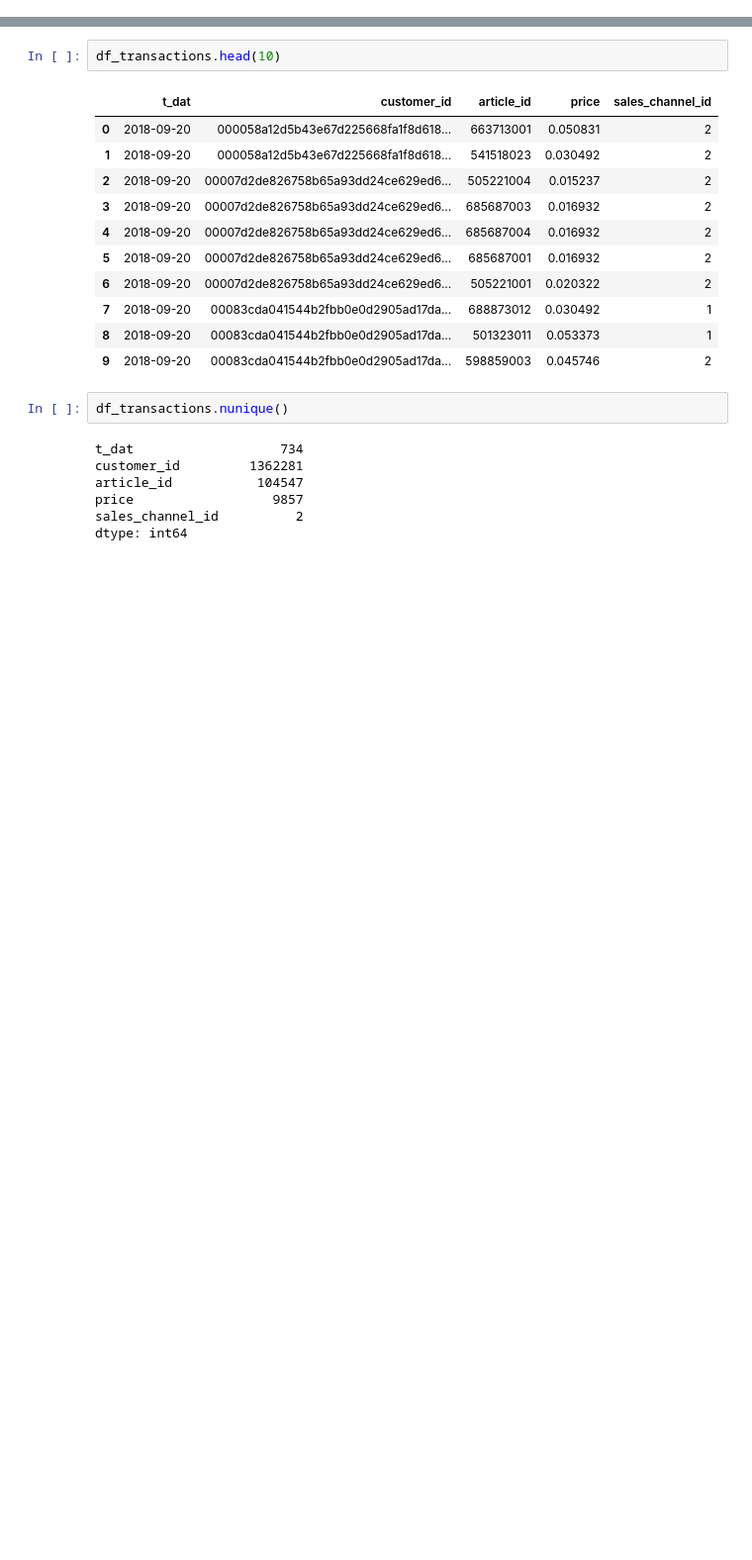
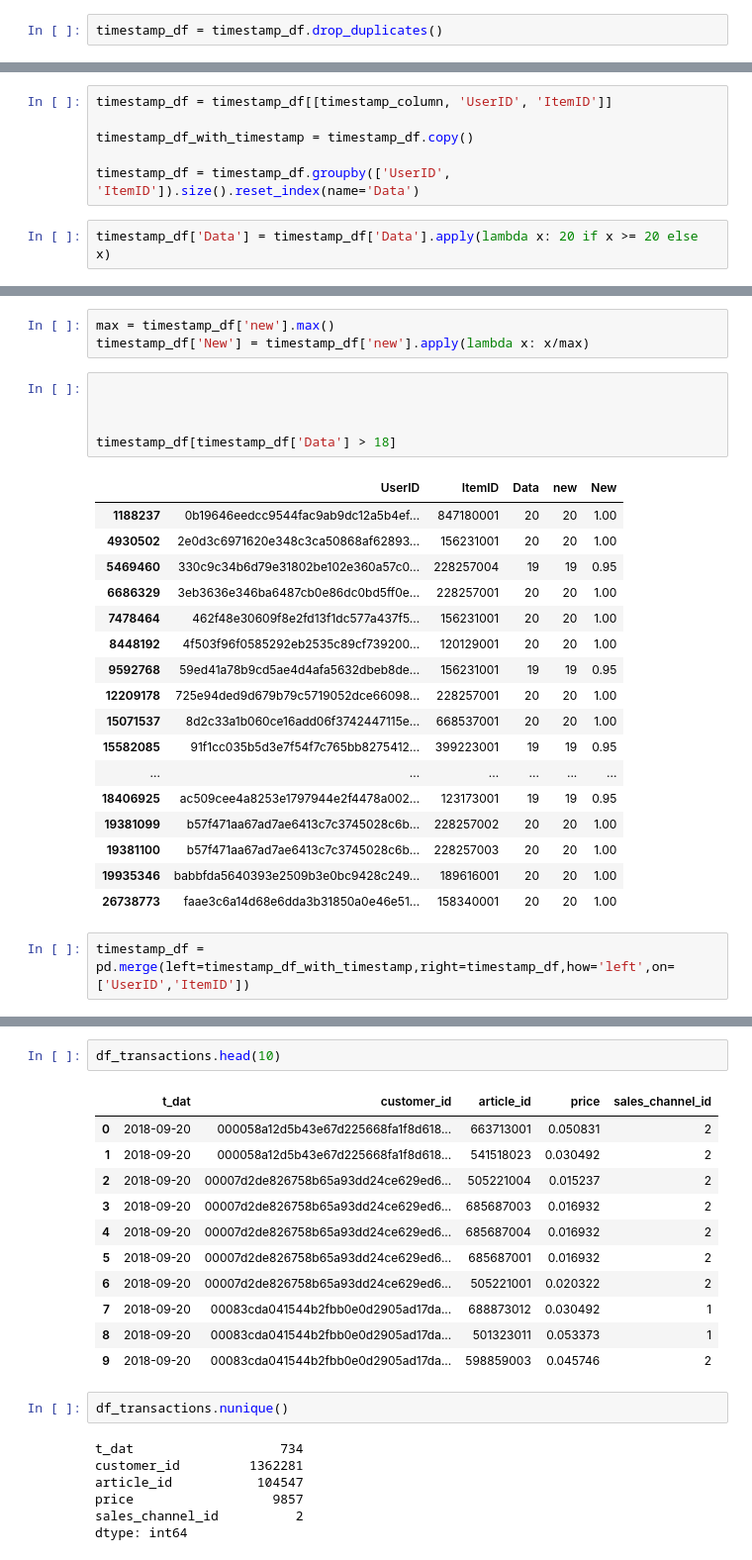
Before and after one commit to Vechus/h-m-recsys-competition, a Jupyter notebook: PersonalEDAFolder/EDA2.ipynb, the cells around one changed output, grey strips where cells are left out. Shown at 99% size. Drawn from its saved outputs; the diff is of its cells as text; blank space fills up the shorter version.

```diff
--- a/PersonalEDAFolder/EDA2.ipynb
+++ b/PersonalEDAFolder/EDA2.ipynb
@@ -43,0 +104,2 @@ df_transactions=pd.read_csv(os.path.join(path,dataset_dict["transactions"]))
+# %%
+timestamp_df = timestamp_df.drop_duplicates()
@@ -43,0 +122,8 @@ df_transactions=pd.read_csv(os.path.join(path,dataset_dict["transactions"]))
+# %%
+timestamp_df = timestamp_df[[timestamp_column, 'UserID', 'ItemID']]
+
+timestamp_df_with_timestamp = timestamp_df.copy()
+
+timestamp_df = timestamp_df.groupby(['UserID', 'ItemID']).size().reset_index(name='Data')
+# %%
+timestamp_df['Data'] = timestamp_df['Data'].apply(lambda x: 20 if x >= 20 else x)
@@ -43,0 +170,28 @@ df_transactions=pd.read_csv(os.path.join(path,dataset_dict["transactions"]))
+# %%
+max = timestamp_df['new'].max()
+timestamp_df['New'] = timestamp_df['new'].apply(lambda x: x/max)
+# %%
+
+
+
+timestamp_df[timestamp_df['Data'] > 18]
+# %% [output]
+|  | UserID | ItemID | Data | new | New |
+| 1188237 | 0b19646eedcc9544fac9ab9dc12a5b4ef... | 847180001 | 20 | 20 | 1.00 |
+| 4930502 | 2e0d3c6971620e348c3ca50868af62893... | 156231001 | 20 | 20 | 1.00 |
+| 5469460 | 330c9c34b6d79e31802be102e360a57c0... | 228257004 | 19 | 19 | 0.95 |
+| 6686329 | 3eb3636e346ba6487cb0e86dc0bd5ff0e... | 228257001 | 20 | 20 | 1.00 |
+| 7478464 | 462f48e30609f8e2fd13f1dc577a437f5... | 156231001 | 20 | 20 | 1.00 |
+| 8448192 | 4f503f96f0585292eb2535c89cf739200... | 120129001 | 20 | 20 | 1.00 |
+| 9592768 | 59ed41a78b9cd5ae4d4afa5632dbeb8de... | 156231001 | 19 | 19 | 0.95 |
+| 12209178 | 725e94ded9d679b79c5719052dce66098... | 228257001 | 20 | 20 | 1.00 |
+| 15071537 | 8d2c33a1b060ce16add06f3742447115e... | 668537001 | 20 | 20 | 1.00 |
+| 15582085 | 91f1cc035b5d3e7f54f7c765bb8275412... | 399223001 | 19 | 19 | 0.95 |
+| ... | ... | ... | ... | ... | ... |
+| 18406925 | ac509cee4a8253e1797944e2f4478a002... | 123173001 | 19 | 19 | 0.95 |
+| 19381099 | b57f471aa67ad7ae6413c7c3745028c6b... | 228257002 | 20 | 20 | 1.00 |
+| 19381100 | b57f471aa67ad7ae6413c7c3745028c6b... | 228257003 | 20 | 20 | 1.00 |
+| 19935346 | babbfda5640393e2509b3e0bc9428c249... | 189616001 | 20 | 20 | 1.00 |
+| 26738773 | faae3c6a14d68e6dda3b31850a0e46e51... | 158340001 | 20 | 20 | 1.00 |
+# %%
+timestamp_df = pd.merge(left=timestamp_df_with_timestamp,right=timestamp_df,how='left',on=['UserID','ItemID'])
```
Also changed, not shown: parts of 18 cells of this notebook, 1 other file.
